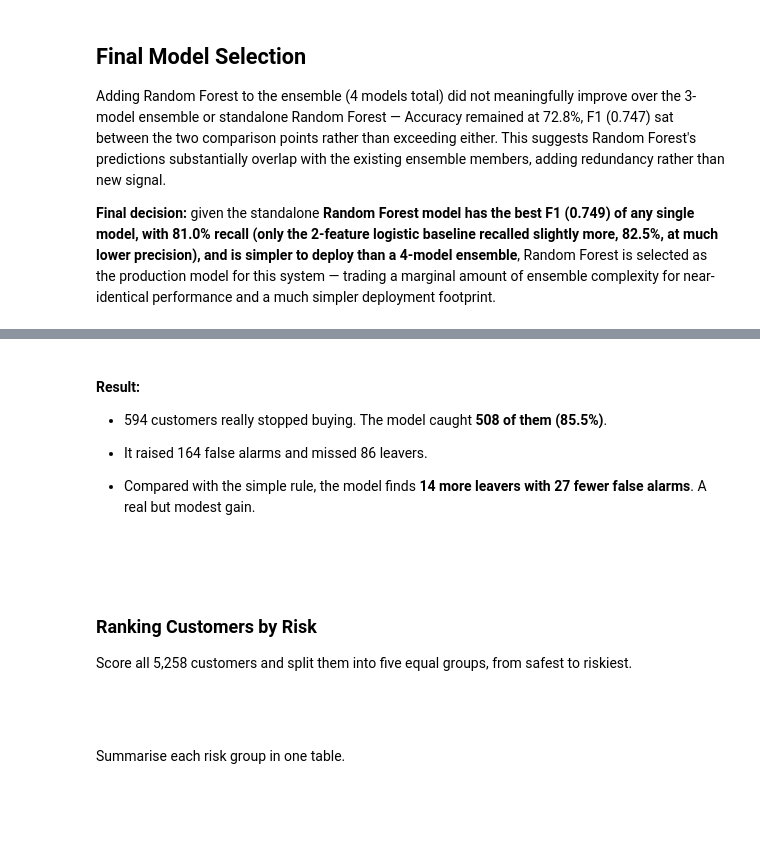
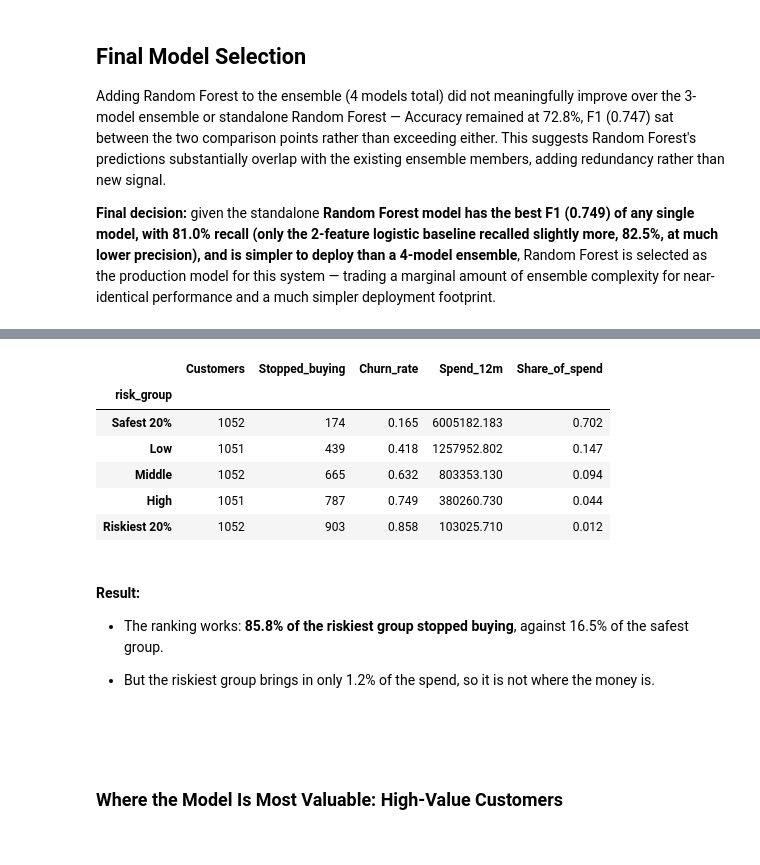
Before and after one commit to Rahulkulkarni2002/customer-churn-prediction-api, a Jupyter notebook: churn.ipynb, the cells around one changed output, grey strips where cells are left out. Saved outputs shown, nothing was run; the diff lists cells and outputs as text; code cells hidden in the pictures; blank space fills up the shorter version.

```diff
--- a/churn.ipynb
+++ b/churn.ipynb
@@ -537,2 +427,22 @@ Stopped buying in the next 90 days: 2968 (56.4%)
 
 <br>
+# %%
+feature_cols_fwd = [
+    "Frequency",
+    "Monetary",
+    "Tenure",
+    "AvgOrderValue",
+    "Frequency_log",
+    "Monetary_log",
+    "Freq_Monetary_Interaction",
+    "Recency",
+]
+
+Xf = fwd[feature_cols_fwd]
+yf = fwd["Churned"]
+
+Xf_train, Xf_test, yf_train, yf_test = train_test_split(
+    Xf, yf, test_size=0.2, random_state=42, stratify=yf
+)
+
+print("Train:", Xf_train.shape, "Test:", Xf_test.shape)
@@ -832,20 +774,49 @@ Kept buying: 458
+# %%
+# Give every customer a risk score, using the model trained on the earlier period
+fwd["risk"] = early_probs
+
+# Each customer's spend in the 12 months before the cutoff
+last_year = before[before["InvoiceDate"] > cutoff - pd.Timedelta(days=365)]
+spend_12m = last_year.groupby("Customer ID")["Amount"].sum()
+fwd["spend_12m"] = spend_12m.reindex(fwd.index).fillna(0)
+
+# Five equal groups, from safest to riskiest
+fwd["risk_group"] = pd.qcut(
+    fwd["risk"].rank(method="first"),
+    5,
+    labels=["Safest 20%", "Low", "Middle", "High", "Riskiest 20%"],
+)
+
+risk_table = fwd.groupby("risk_group", observed=True).agg(
+    Customers=("Churned", "size"),
+    Stopped_buying=("Churned", "sum"),
+    Churn_rate=("Churned", "mean"),
+    Spend_12m=("spend_12m", "sum"),
+)
+risk_table["Share_of_spend"] = risk_table["Spend_12m"] / fwd["spend_12m"].sum()
+
+risk_table.round(3)
+# %% [output]
+|  | Customers | Stopped_buying | Churn_rate | Spend_12m | Share_of_spend |
+| risk_group |  |  |  |  |  |
+| Safest 20% | 1052 | 174 | 0.165 | 6005182.183 | 0.702 |
+| Low | 1051 | 439 | 0.418 | 1257952.802 | 0.147 |
+| Middle | 1052 | 665 | 0.632 | 803353.130 | 0.094 |
+| High | 1051 | 787 | 0.749 | 380260.730 | 0.044 |
+| Riskiest 20% | 1052 | 903 | 0.858 | 103025.710 | 0.012 |
 # %% [markdown]
 <br>
 
 **Result:**
 
-- 594 customers really stopped buying. The model caught **508 of them (85.5%)**.
+- The ranking works: **85.8% of the riskiest group stopped buying**, against 16.5% of the safest group.
 
-- It raised 164 false alarms and missed 86 leavers.
-
-- Compared with the simple rule, the model finds **14 more leavers with 27 fewer false alarms**. A real but modest gain.
+- But the riskiest group brings in only 1.2% of the spend, so it is not where the money is.
 
 <br>
 # %% [markdown]
 <br>
 
-### Ranking Customers by Risk
-
-Score all 5,258 customers and split them into five equal groups, from safest to riskiest.
+### Where the Model Is Most Valuable: High-Value Customers
 
 <br>
@@ -872,7 +823 @@ scored["Risk group"] = pd.qcut(
-# %% [markdown]
-<br>
-
-Summarise each risk group in one table.
-
-<br>
 # %%
```
Also changed, not shown: parts of 56 cells of this notebook, 4 other files.
